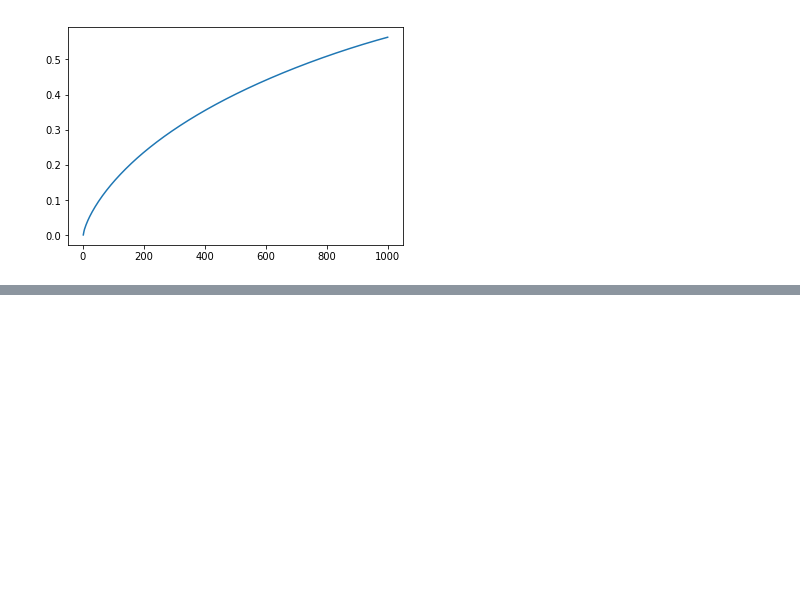
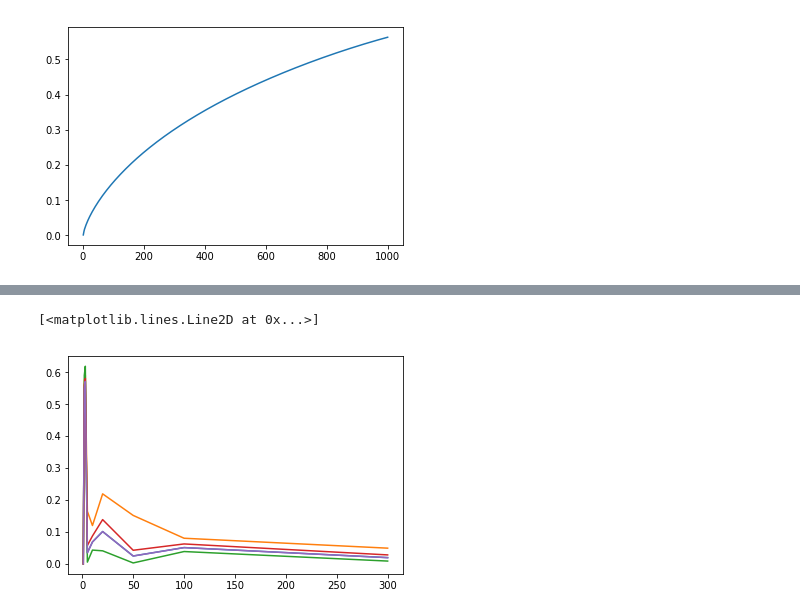
Before and after one commit to kehkashan22/ee219-project2, a Jupyter notebook: Project 2 (kehkashan).ipynb, the cells around one changed output, grey strips where cells are left out. Cells and saved outputs as stored; diff of their text form; code cells hidden in the pictures; blank space fills up the shorter version.

```diff
--- a/Project 2 (kehkashan).ipynb
+++ b/Project 2 (kehkashan).ipynb
@@ -134,0 +235,17 @@ plt.plot(range(1,1001), svd.explained_variance_.cumsum())
+# %%
+y_completeness = [metrics.completeness_score(labels, km.labels_) for km in y_kmeans]
+# %%
+y_vmeasure = [metrics.v_measure_score(labels, km.labels_) for km in y_kmeans]
+# %%
+y_adjusted_rand = [metrics.adjusted_rand_score(labels, km.labels_) for km in y_kmeans]
+# %%
+y_adjusted_mutual_info_score = [metrics.adjusted_mutual_info_score(labels,km.labels_) for km in y_kmeans]
+# %%
+plt.plot(x,y_homogeneity)
+plt.plot(x,y_completeness)
+plt.plot(x,y_adjusted_rand)
+plt.plot(x,y_vmeasure)
+plt.plot(x,y_adjusted_mutual_info_score)
+# %% [output]
+[<matplotlib.lines.Line2D at 0x...>]
+[figure, added]
```
Also changed, not shown: parts of 17 cells of this notebook, 1 other file.
